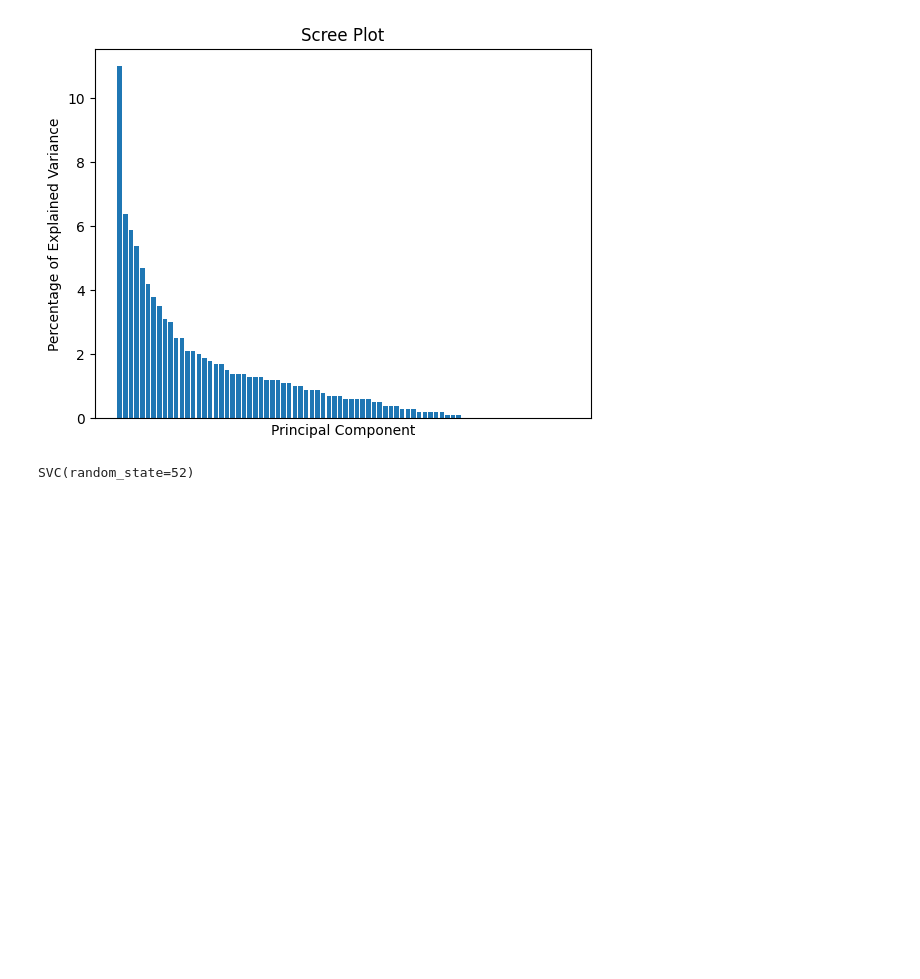
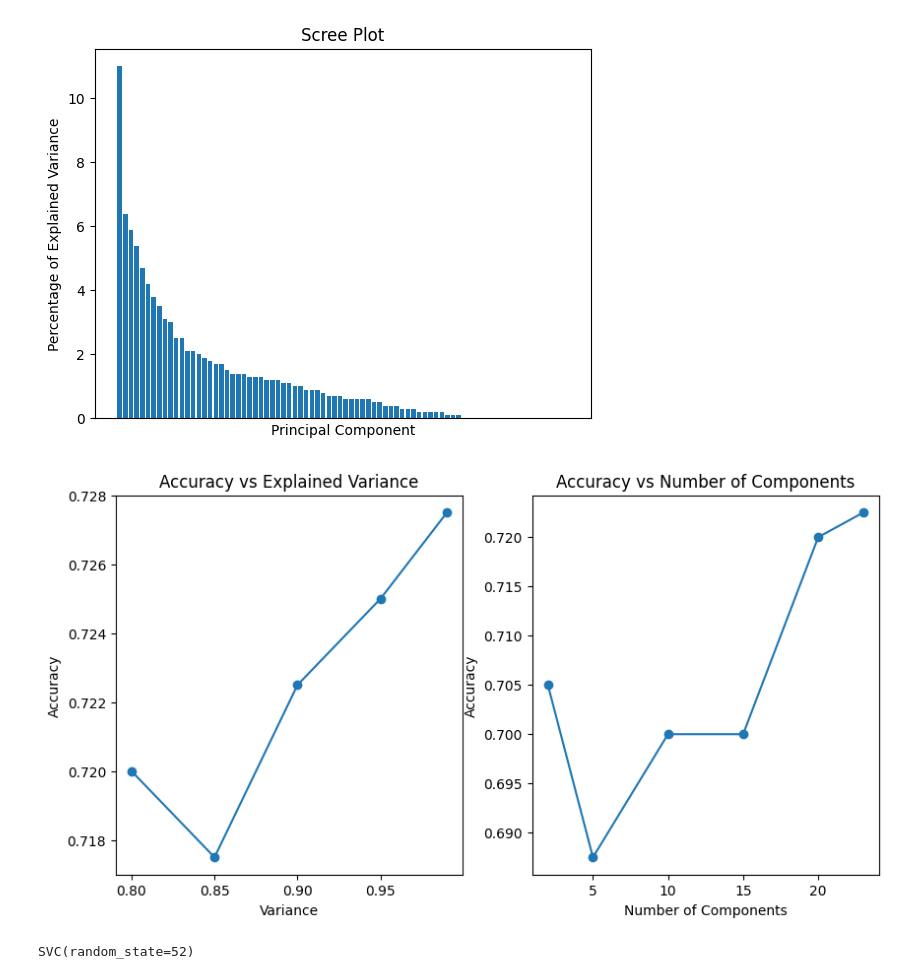
Before and after one commit to Siuuuuuu0/ML-DL, a Jupyter notebook: UCI_Credit_Card.ipynb, the cells around one changed output. Saved outputs shown, nothing was run; the diff lists cells and outputs as text; code cells hidden in the pictures; blank space fills up the shorter version.

```diff
--- a/UCI_Credit_Card.ipynb
+++ b/UCI_Credit_Card.ipynb
@@ -158,6 +159,38 @@ plt.title('Scree Plot')
 plt.show()
 # %% [output]
 [figure]
+# %%
+accs_var = []
+accs = []
+
+n_components = [0.8, 0.85, 0.9, 0.95, 0.99, 2, 5, 10, 15, 20, 23]
+
+for n in n_components:
+  pca = PCA(n)
+  X_pca = pca.fit_transform(X_train_scaled)
+  clf_svm = SVC(random_state=52, C=1, gamma="scale", kernel="rbf")
+  clf_svm.fit(X_pca, y_train)
+  acc = accuracy_score(y_test, clf_svm.predict(pca.transform(X_test_scaled)))
+  if n <= 1:
+    accs_var.append(acc)
+  else:
+    accs.append(acc)
+# %%
+fig, axes = plt.subplots(1, 2, figsize=(10, 5))
+axes[0].plot(n_components[:len(accs_var)], accs_var, marker='o')
+axes[0].set_xlabel("Variance")
+axes[0].set_ylabel("Accuracy")
+
+axes[1].plot(n_components[len(accs_var):], accs, marker='o')
+axes[1].set_xlabel("Number of Components")
+axes[1].set_ylabel("Accuracy")
+
+axes[0].set_title("Accuracy vs Explained Variance")
+axes[1].set_title("Accuracy vs Number of Components")
+
+plt.show()
+# %% [output]
+[figure, added]
 # %%
 clf_svm = SVC(random_state=52)
 clf_svm.fit(X_train_scaled, y_train)
```
Also changed, not shown: parts of 1 cell of this notebook.
